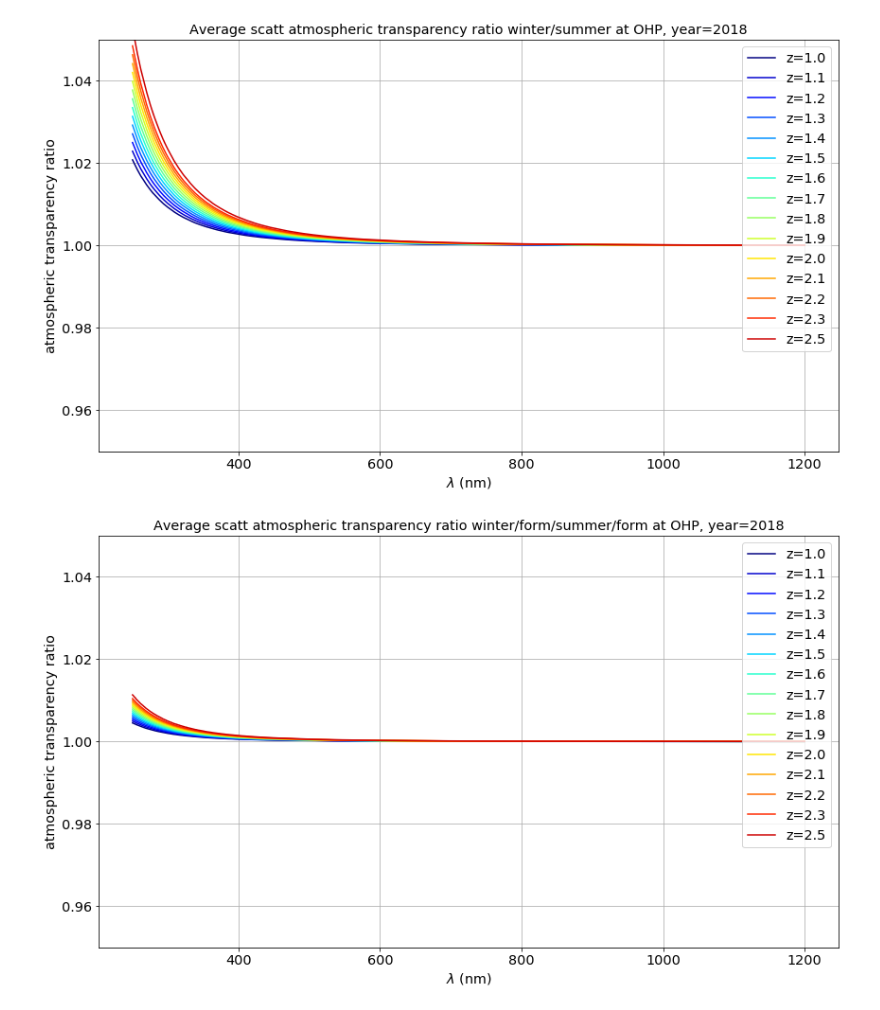
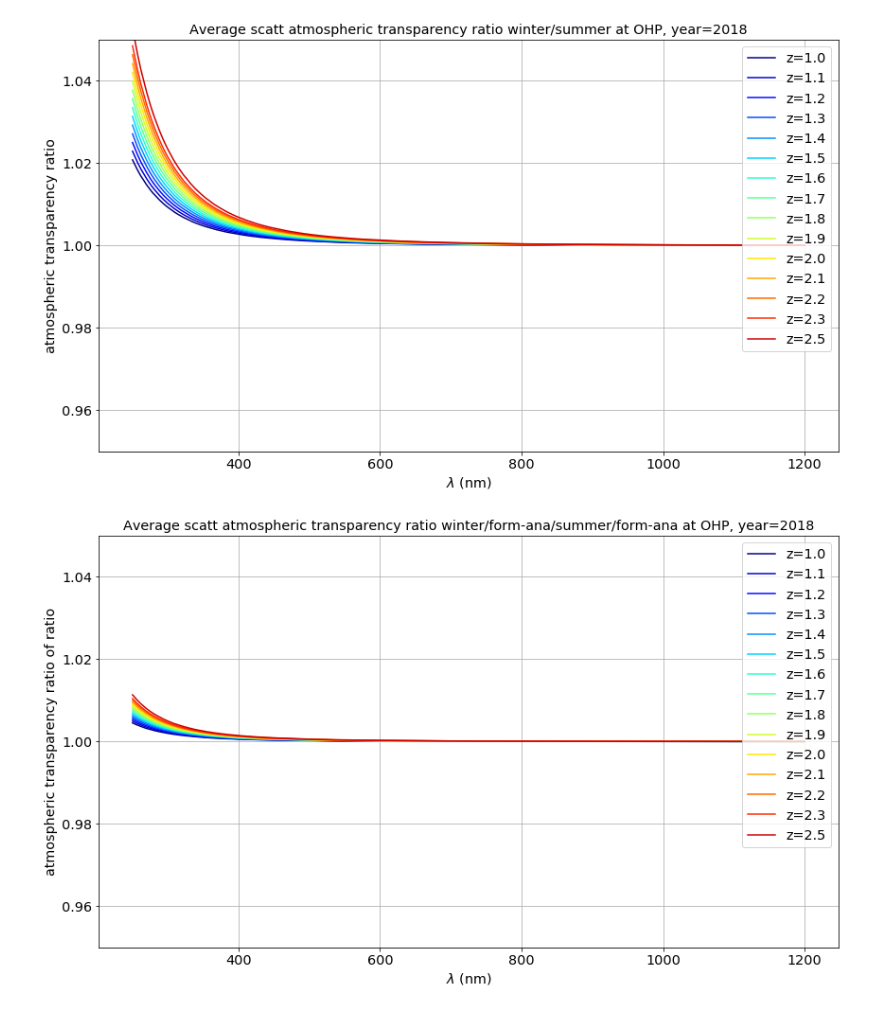
Before and after one commit to sylvielsstfr/GMAOMERRA2, a Jupyter notebook: atmtranspsim_ohp/SimulationAirTransparencyOHP2018_NormRayleigh.ipynb, the cells around one changed output. Saved outputs shown, nothing was run; the diff lists cells and outputs as text; code cells hidden in the pictures.

```diff
--- a/atmtranspsim_ohp/SimulationAirTransparencyOHP2018_NormRayleigh.ipynb
+++ b/atmtranspsim_ohp/SimulationAirTransparencyOHP2018_NormRayleigh.ipynb
@@ -269,20 +265,20 @@ plt.savefig(figname)
 # %% [output]
 [figure]
 # %%
-title="Average scatt atmospheric transparency ratio winter/form/summer/form at OHP, year={}".format(YEARSTR)
-figname="sc_atm_transp_ratio_ratio_ohp_wintdivsum_allam_y_{}_1.png".format(YEARSTR)
+title="Average scatt atmospheric transparency ratio winter/form-ana/summer/form-ana at OHP, year={}".format(YEARSTR)
+figname="sc_atm_transp_ratio_ratio_ohp_wintdivsum_allam_y_{}.png".format(YEARSTR)
 plt.figure(figsize=(14,8))
 for idx in np.arange(NBSIMU):
     colorVal = scalarMap.to_rgba(idx)
     thelabel="z={:2.1f}".format(all_airmass[idx])
     factor=atm_ray_s[:,idx+1]/atm_ray_w[:,idx+1]
     plt.plot(atm_winter[:,0],factor*atm_winter[:,idx+1]/atm_summer[:,idx+1],color=colorVal,label=thelabel)
 plt.grid(True)
 plt.title(title)
 plt.xlabel("$\lambda$ (nm)")
-plt.ylabel("atmospheric transparency ratio")
+plt.ylabel("atmospheric transparency ratio of ratio")
 plt.legend(loc='upper right')
 plt.ylim(0.95,1.05)
 plt.savefig(figname)
 # %% [output]
-[figure, old version]
+[figure, new version]
```
Also changed, not shown: parts of 4 cells of this notebook.
